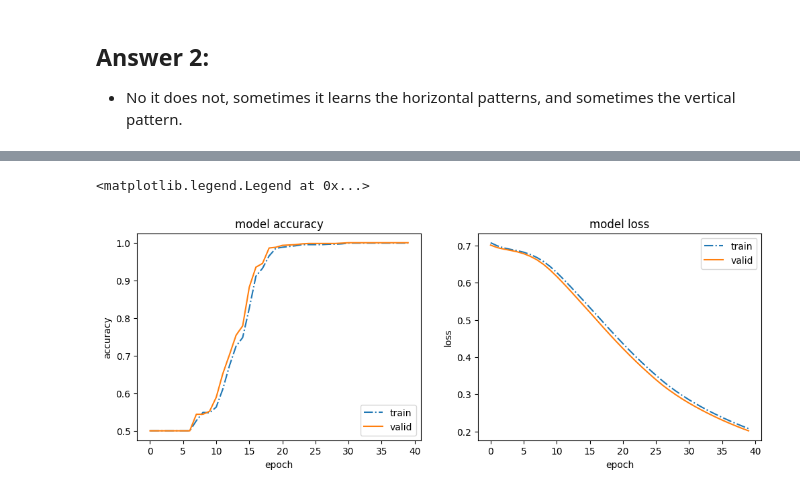
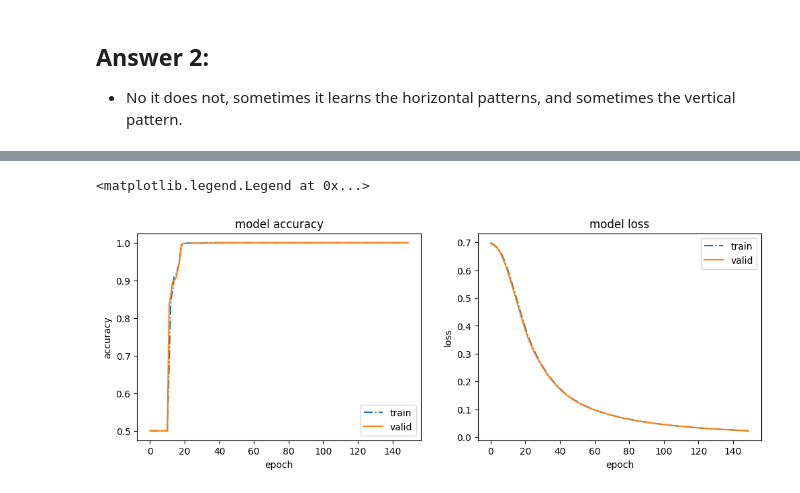
Before and after one commit to tensorchiefs/dl_course_2024, a Jupyter notebook: notebooks/05_cnn_edge_lover_sol.ipynb, the cells around one changed output, grey strips where cells are left out. Saved outputs shown, nothing was run; the diff lists cells and outputs as text; code cells hidden in the pictures.

```diff
--- a/notebooks/05_cnn_edge_lover_sol.ipynb
+++ b/notebooks/05_cnn_edge_lover_sol.ipynb
@@ -361,7 +361,7 @@ model.compile(loss='categorical_crossentropy',
 history=model.fit(X_train, Y_train,
                   validation_data=(X_val,Y_val),
                   batch_size=64,
-                  epochs=40,
+                  epochs=150,
                   verbose=1)
 
 # plot the development of the accuracy and loss during training
@@ -401,2 +401,2 @@ Epoch 40/40
 <matplotlib.legend.Legend at 0x...>
-[figure, old version]
+[figure, new version]
```
Also changed, not shown: parts of 7 cells of this notebook.
